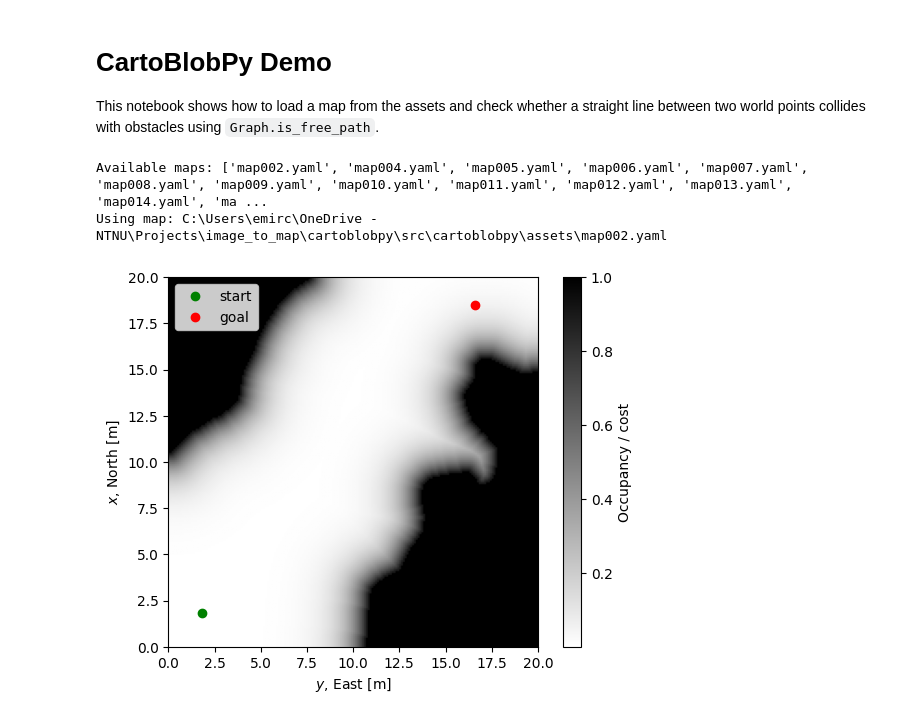
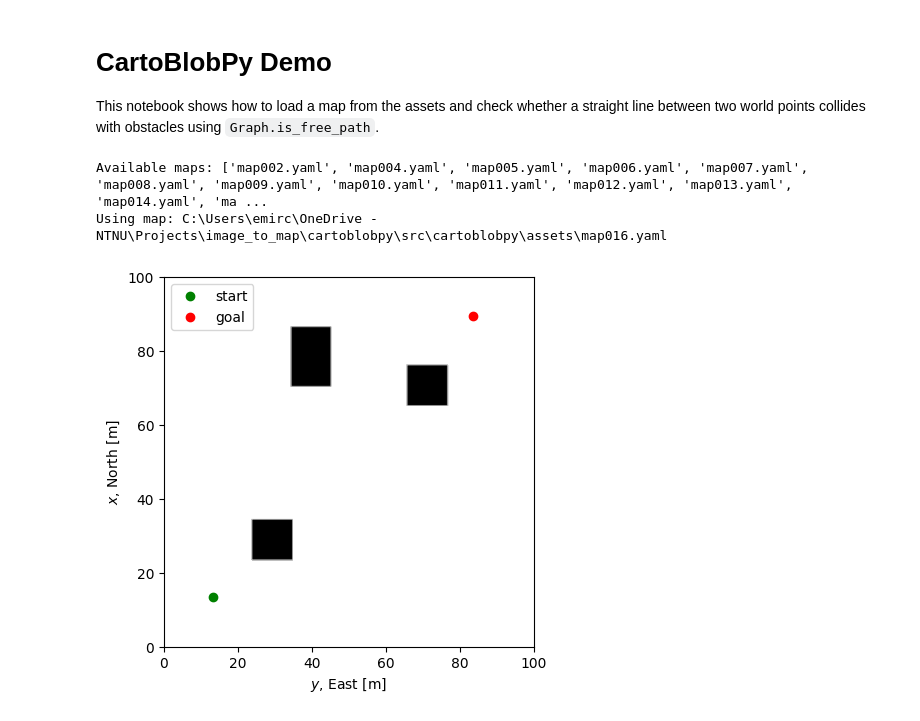
Before and after one commit to incebellipipo/cartoblobpy, a Jupyter notebook: notebooks/demo_00.ipynb, the cells around one changed output. Saved outputs shown, nothing was run; the diff lists cells and outputs as text; code cells hidden in the pictures.

```diff
--- a/notebooks/demo_00.ipynb
+++ b/notebooks/demo_00.ipynb
@@ -10,20 +10,20 @@ from cartoblobpy.assets import get_map_path, list_example_maps
 # %%
 # Load a sample map from assets
 available = list_example_maps()
 print("Available maps:", available)
-map_name = available[0] if available else 'map005.yaml'
+map_name = 'map016.yaml'
 yaml_path = get_map_path(map_name)
 print("Using map:", yaml_path)
 
 g = Graph()
 g.coordinate_frame = "NED"  # or "ENU"
 g.load_from_yaml(yaml_path)
-g.inflate_obstacles(radius=1.0, use_world_units=True)  # 5 meters
+g.inflate_obstacles(radius=0.0, use_world_units=True)  # 5 meters
 ax = g.plot(cmap="gray_r")
 # %% [output]
 Available maps: ['map002.yaml', 'map004.yaml', 'map005.yaml', 'map006.yaml', 'map007.yaml', 'map008.yaml', 'map009.yaml', 'map010.yaml', 'map011.yaml', 'map012.yaml', 'map013.yaml', 'map014.yaml', 'ma ...
-Using map: C:\Users\emirc\OneDrive - NTNU\Projects\image_to_map\cartoblobpy\src\cartoblobpy\assets\map002.yaml
+Using map: C:\Users\emirc\OneDrive - NTNU\Projects\image_to_map\cartoblobpy\src\cartoblobpy\assets\map016.yaml
-[figure, old version]
+[figure, new version]
 # %%
 # Random point + circle (distance to shore)
 import numpy as np
```
Also changed, not shown: parts of 2 cells of this notebook, 6 other files.
